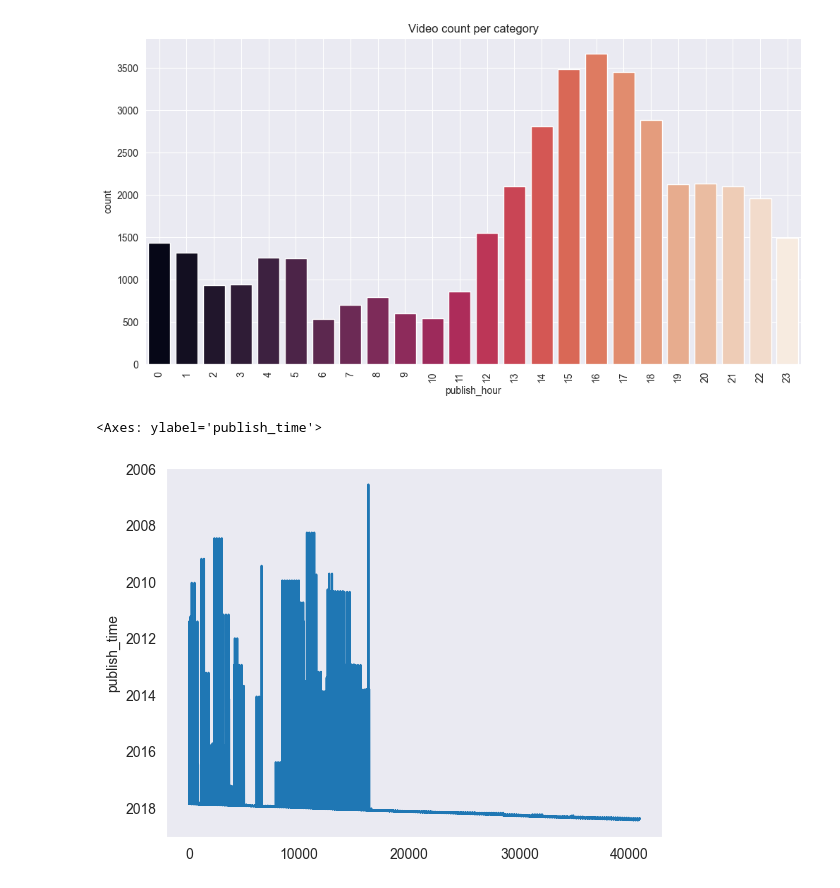
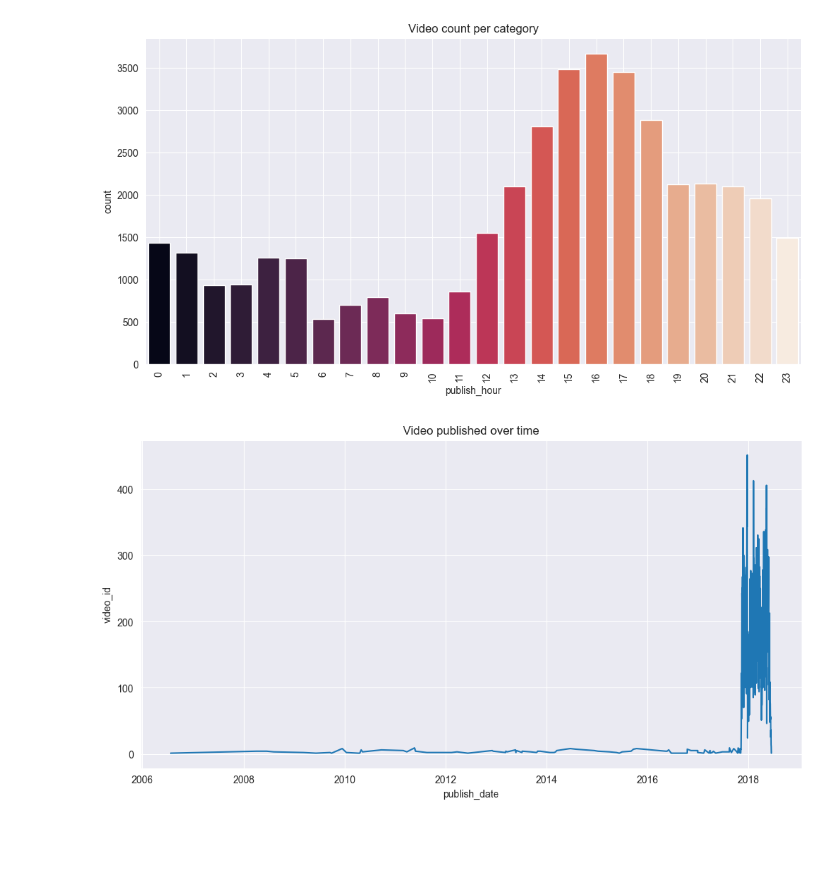
Before and after one commit to ShiwangitaSingh/Data-Science-with-Python-, a Jupyter notebook: Task-4 Exploratory Data Analysis/Task_4.ipynb, the cells around one changed output. Cells and saved outputs as stored; diff of their text form; code cells hidden in the pictures; blank space fills up the shorter version.

```diff
--- a/Task-4 Exploratory Data Analysis/Task_4.ipynb
+++ b/Task-4 Exploratory Data Analysis/Task_4.ipynb
@@ -284,8 +274,12 @@ plt.show()
 # %% [output]
 [figure]
 # %%
-data = df['publish_time'].dt.date
-sns.lineplot(date)
+plt.figure(figsize=(12,6))
+df['publish_date']=df['publish_time'].dt.date
+data = df.groupby(df['publish_date']).count()
+sns.lineplot(data = data, x = 'publish_date', y = 'video_id')
+plt.grid(True)
+plt.title('Video published over time')
+plt.show()
 # %% [output]
-<Axes: ylabel='publish_time'>
-[figure, old version]
+[figure, new version]
```
Also changed, not shown: parts of 19 cells of this notebook.
